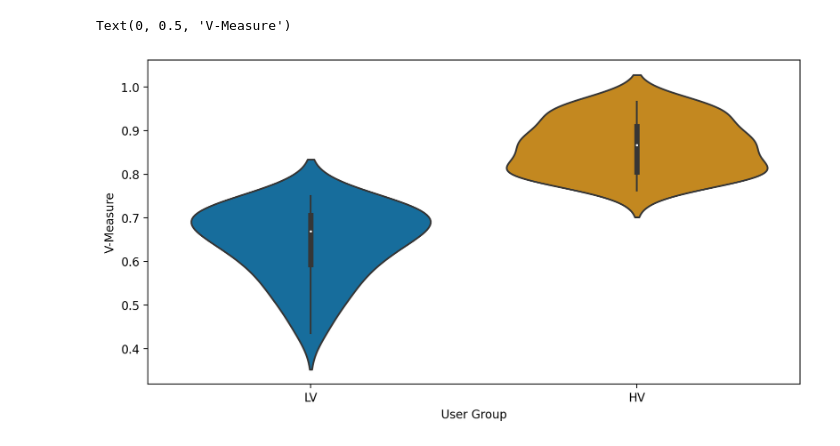
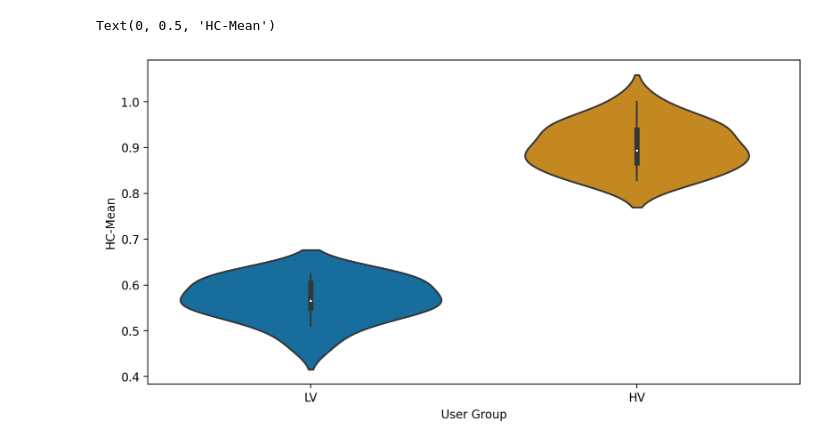
Before and after one commit to benediktstroebl/Master-Thesis, a Jupyter notebook: evaluation_freemove.ipynb, the cells around one changed output. Drawn from its saved outputs; the diff is of its cells as text; code cells hidden in the pictures.

```diff
--- a/evaluation_freemove.ipynb
+++ b/evaluation_freemove.ipynb
@@ -22,7 +22,7 @@ sys.path.append('..')
 import attack
 # %%
 # load data
-clustering_result_data = gp.read_file("data/freemove/freemove_clustering_tfidf.geojson", geometry='geometry')
+clustering_result_data = gp.read_file("data/geolife/geolife_private_clustering_tfidf.geojson", geometry='geometry')
 # %%
 attack.evaluate(clustering_result_data.clustering_HL.tolist(), clustering_result_data)
 # %% [output]
@@ -38,8 +38,8 @@ Cluster accuracy: 0.576
 # %%
 N_POINTS = 4
 
-# Find user ids that have at least N_POINTS/2 + 1 trips
-user_ids = clustering_result_data.groupby('PERSON_ID').TRIP_ID.nunique().reset_index().query('TRIP_ID > @N_POINTS/2').PERSON_ID.unique()
+# Find user ids that have at least N_POINTS + 1 trips
+user_ids = clustering_result_data.groupby('PERSON_ID').TRIP_ID.nunique().reset_index().query('TRIP_ID > @N_POINTS').PERSON_ID.unique()
 # %%
 def compute_perf_scores(uid, n_points=N_POINTS):
     # get for random points from this user's trajectories
@@ -66,7 +66,7 @@ def compute_perf_scores(uid, n_points=N_POINTS):
 
 
 def evaluate_attack(n_draws_per_user=10):
-    eval_scores = {'user_id': [], 'homogeneity': [], 'completeness': [], 'v_measure': []}
+    eval_scores = {'user_id': [], 'homogeneity': [], 'completeness': [], 'hc_mean': []}
 
     # only evaluate user that have at least N_POINTS/2 + 1 trips
     for uid in tqdm(user_ids):
@@ -91,7 +91,7 @@ def evaluate_attack(n_draws_per_user=10):
         eval_scores['user_id'].extend([uid] * len(h_scores))
         eval_scores['homogeneity'].extend(h_scores)
         eval_scores['completeness'].extend(c_scores)
-        eval_scores['v_measure'].extend(v_scores)
+        eval_scores['hc_mean'].extend(v_scores)
 
     return pd.DataFrame.from_dict(eval_scores)
 
@@ -120,23 +130,23 @@ ax.legend(['Homogeneity', 'Completeness', 'V-Measure'])
 # %%
 data_box = scores.groupby('user_id').mean().reset_index().astype({'user_id': 'category'})
-data_box = data_box.sort_values('v_measure').reset_index(drop=True)
+data_box = data_box.sort_values('hc_mean').reset_index(drop=True)
 data_box['uid'] = range(0, len(data_box))
 
-data_box.loc[data_box.v_measure > data_box.v_measure.quantile(0.5), 'group'] = "HV"
+data_box.loc[data_box.hc_mean > data_box.hc_mean.quantile(0.7), 'group'] = "HV"
 # data_box.loc[(data_box.v_measure > data_box.v_measure.quantile(0.33)) & (data_box.v_measure <= data_box.v_measure.quantile(0.66)), 'group'] = "b"
-data_box.loc[data_box.v_measure <= data_box.v_measure.quantile(0.5), 'group'] = "LV"
+data_box.loc[data_box.hc_mean <= data_box.hc_mean.quantile(0.3), 'group'] = "LV"
 pairs=[("LV", "HV")]
 
 
 ax = sns.violinplot(
-            y='v_measure',
+            y='hc_mean',
             x='group',
             data=data_box)
 
 
 ax.set_xlabel("User Group")
-ax.set_ylabel( "V-Measure")
+ax.set_ylabel( "HC-Mean")
 # %% [output]
-Text(0, 0.5, 'V-Measure')
+Text(0, 0.5, 'HC-Mean')
-[figure, old version]
+[figure, new version]
 # %%
```
Also changed, not shown: parts of 19 cells of this notebook, 6 other files.
